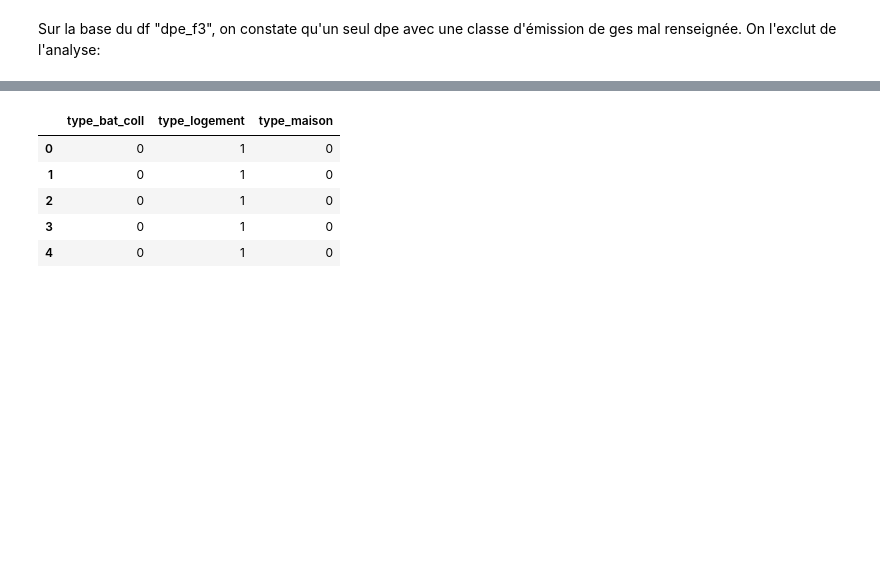
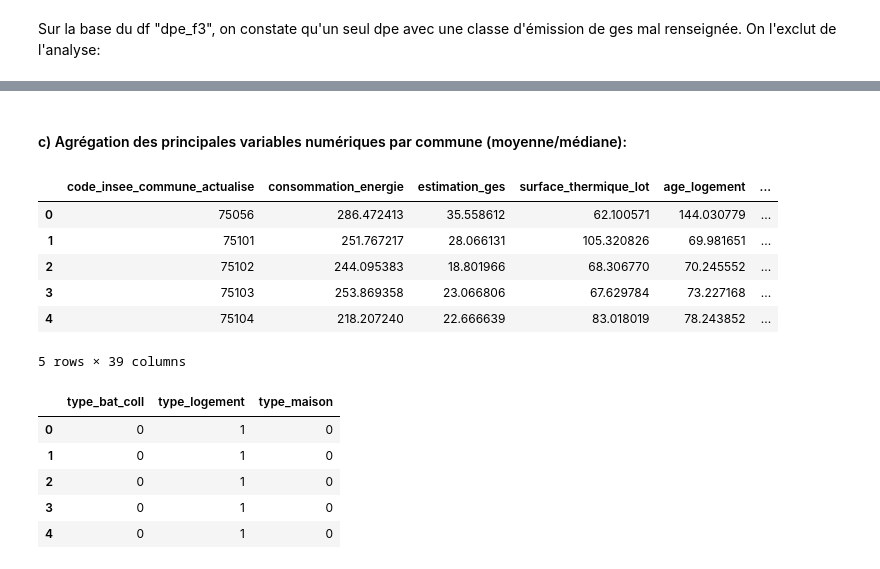
Before and after one commit to gabriel92320/data_science_project, a Jupyter notebook: récup&retraitement_données.ipynb, the cells around one changed output, grey strips where cells are left out. Cells and saved outputs as stored; diff of their text form; code cells hidden in the pictures; blank space fills up the shorter version.

```diff
--- a/récup&retraitement_données.ipynb
+++ b/récup&retraitement_données.ipynb
@@ -411,0 +451,5 @@ dpe_f4=dpe_f3[dpe_f3["classe_estimation_ges"].isin(["A","B","C","D","E","F","G"]
+# %%
+dpe_IDF=pd.get_dummies(data=dpe_f4, columns=['classe_consommation_energie','classe_estimation_ges',
+                                    'classe_age','classe_surface','conso_energie_quintiles',
+                                    'estimation_ges_quintiles'])
+dpe_IDF.info()
@@ -412,3 +474,26 @@ dpe_f4=dpe_f3[dpe_f3["classe_estimation_ges"].isin(["A","B","C","D","E","F","G"]
+# %% [markdown]
+#### c) Agrégation des principales variables numériques par commune (moyenne/médiane):
+# %%
+liste_var=dpe_IDF.columns.tolist()
+
+# 1) on sélectionne les variables dont on veut calculer la moyenne par commune (+ le code commune):
+var_filtre1=[var for var in liste_var if var[:6]=="classe" or var[:5]=="conso" or var[:10]=="estimation" \
+            or var=="surface_thermique_lot" or var=="age_logement" or var=="code_insee_commune_actualise"]
+dpe_IDF_filtre1=dpe_IDF[var_filtre1]
+# agrégation: calcul de la moyenne par commune:
+dpe_IDF_filtre1_com=dpe_IDF_filtre1.groupby('code_insee_commune_actualise').mean().reset_index()
+
+#2) on sélectionne les variables dont on veut calculer la médiane par commune (+le code commune)
+var_filtre2=['code_insee_commune_actualise','surface_thermique_lot','age_logement','consommation_energie'
+            'estimation_ges']
+# %% [output]
+|  | code_insee_commune_actualise | consommation_energie | estimation_ges | surface_thermique_lot | age_logement | ... |
+| 0 | 75056 | 286.472413 | 35.558612 | 62.100571 | 144.030779 | ... |
+| 1 | 75101 | 251.767217 | 28.066131 | 105.320826 | 69.981651 | ... |
+| 2 | 75102 | 244.095383 | 18.801966 | 68.306770 | 70.245552 | ... |
+| 3 | 75103 | 253.869358 | 23.066806 | 67.629784 | 73.227168 | ... |
+| 4 | 75104 | 218.207240 | 22.666639 | 83.018019 | 78.243852 | ... |
+5 rows × 39 columns
 # %%
 # On commence par transformer les variables catégorielles en indicatrices:
 # Variable 1: classe de consommation d'énergie
```
Also changed, not shown: parts of 11 cells of this notebook.
